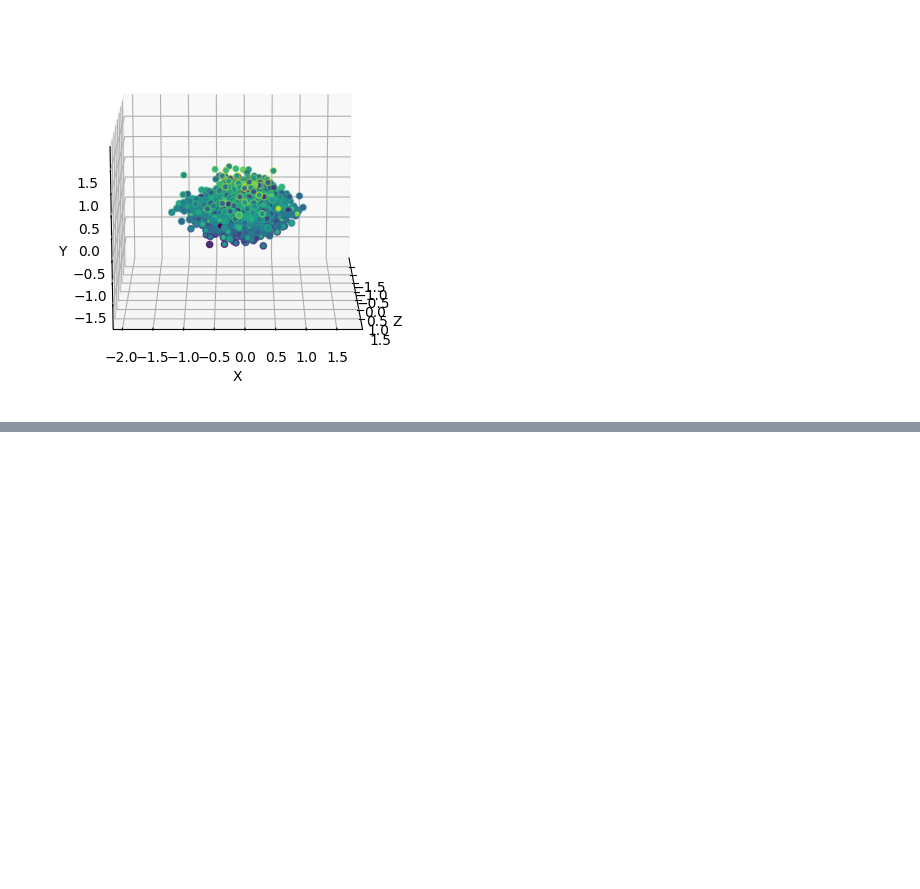
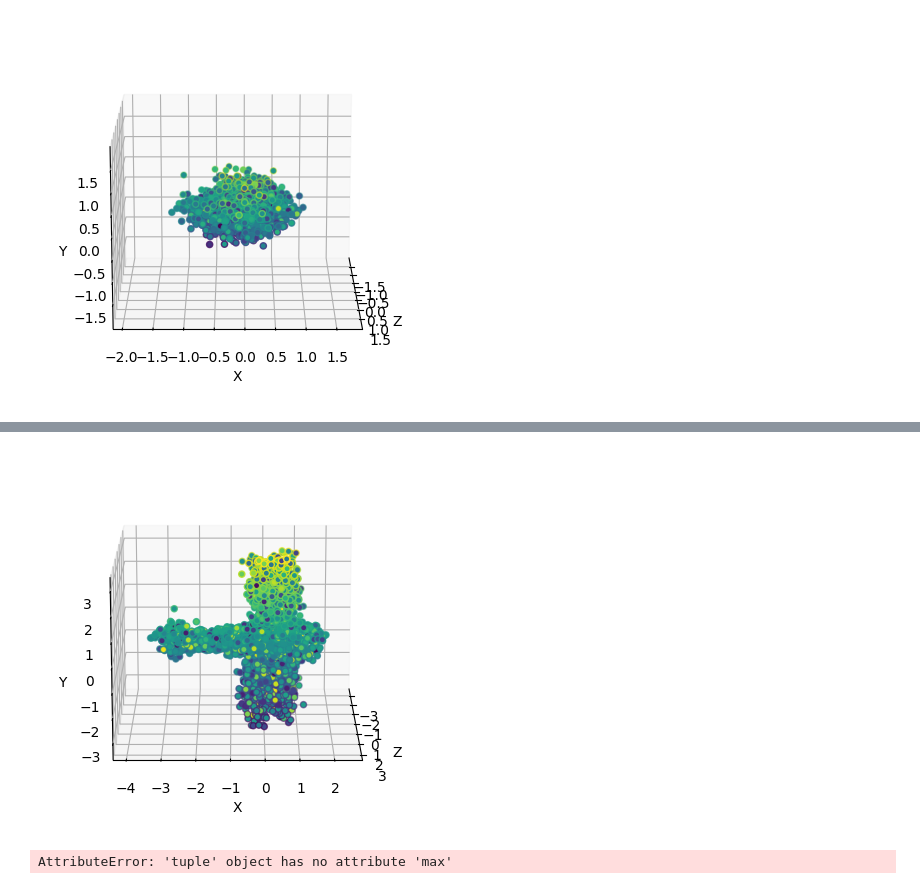
Before and after one commit to kristiyansakalyan/coarse-to-fine-shapes, a Jupyter notebook: train_refinement_notebook.ipynb, the cells around one changed output, grey strips where cells are left out. Cells and saved outputs as stored; diff of their text form; code cells hidden in the pictures; blank space fills up the shorter version.

```diff
--- a/train_refinement_notebook.ipynb
+++ b/train_refinement_notebook.ipynb
@@ -1008,0 +1384,5 @@ fig = visualize_pointcloud(output_np)
+# %%
+output_np = output[0, :, :].squeeze().detach().transpose(0,1).cpu().numpy()
+fig = visualize_pointcloud(output_np)
+# %% [output]
+[figure, added]
@@ -1008,0 +1476,6 @@ fig = visualize_pointcloud(output_np)
+# %%
+model = PointNet2SSG(num_classes=3, num_shapes=3, extra_feature_channels=0).to("cuda")
+
+output = model(input)
+# %% [output]
+AttributeError: 'tuple' object has no attribute 'max'
```
Also changed, not shown: parts of 10 cells of this notebook, 30 other files.
